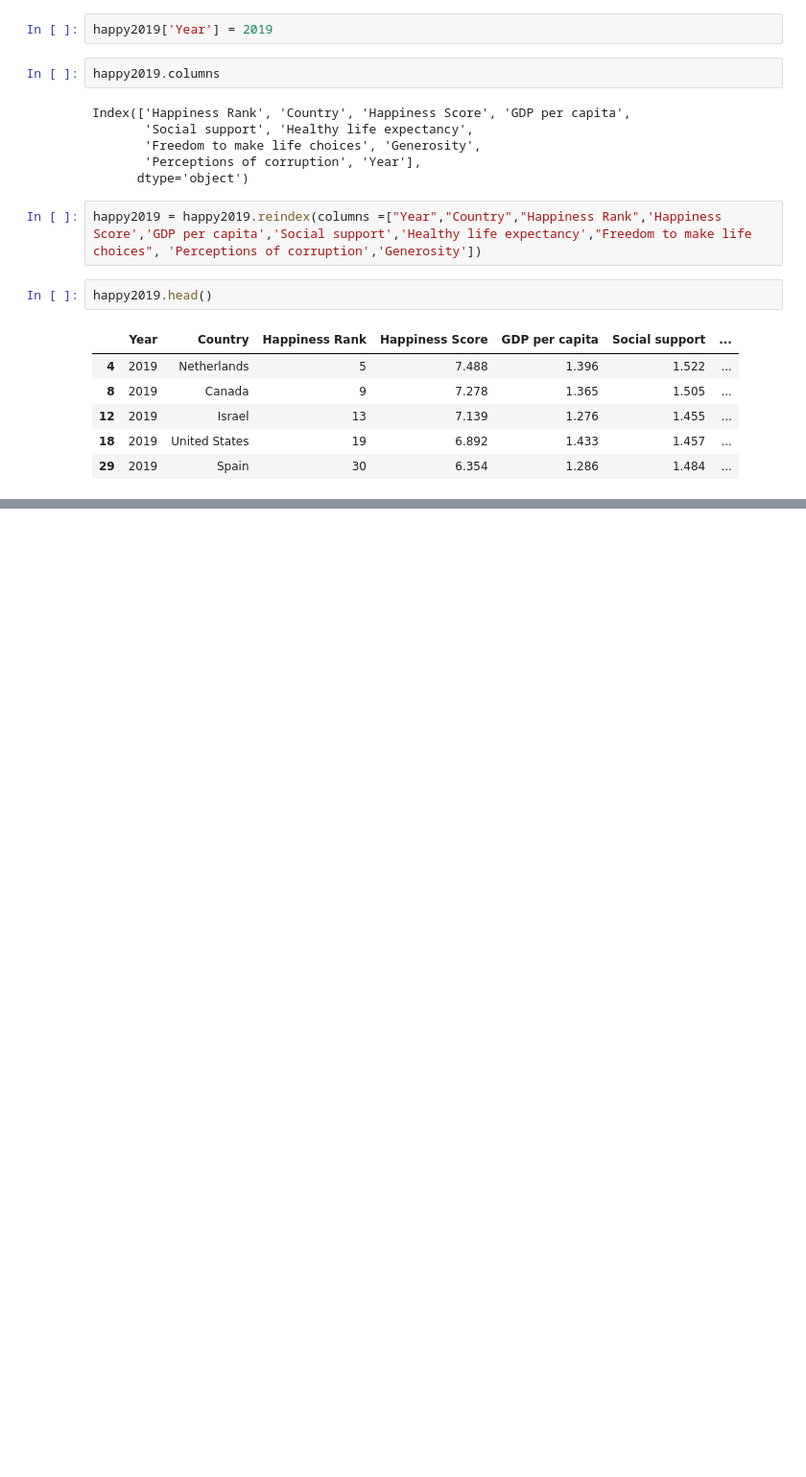
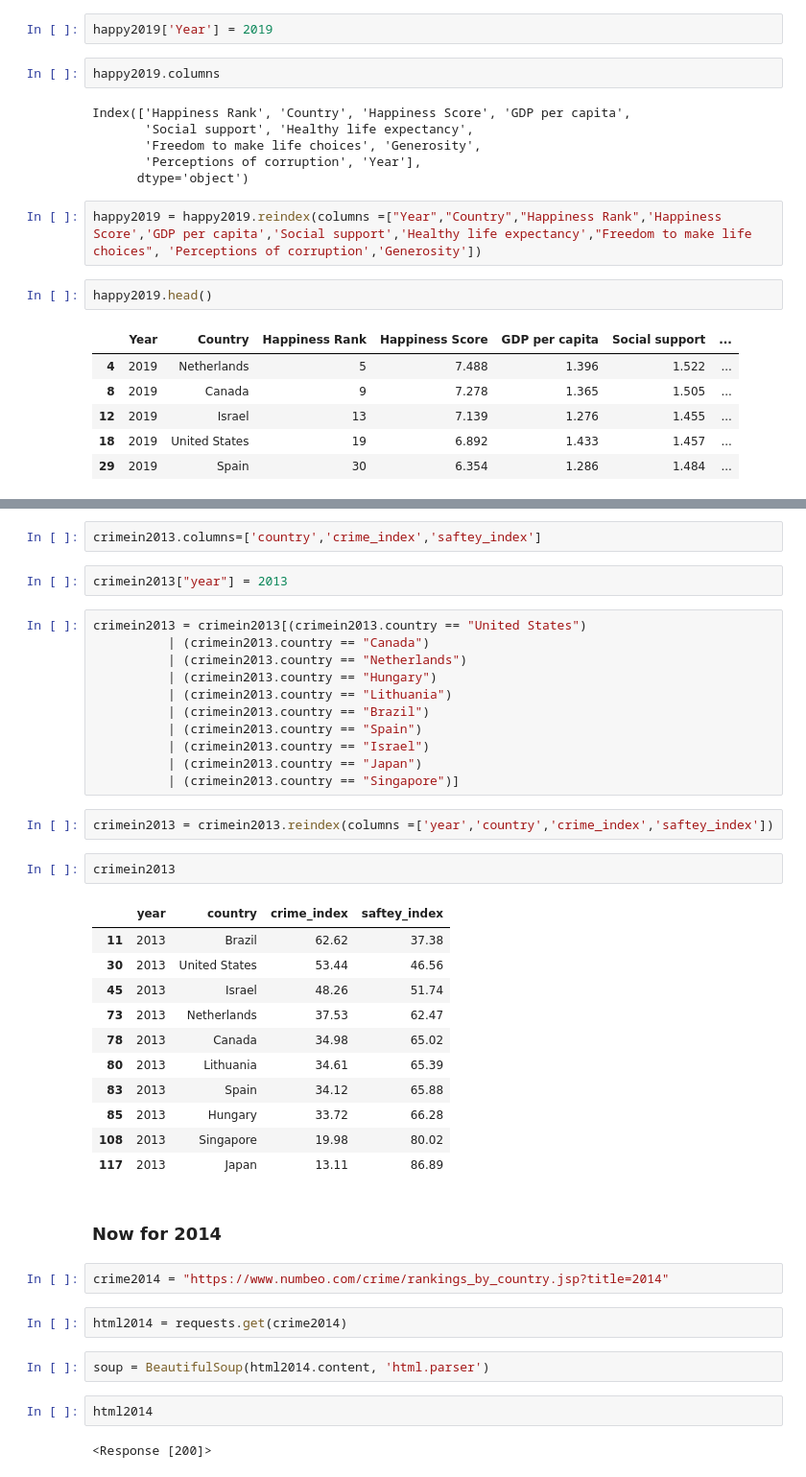
Before and after one commit to Hfarouk99/Suicide-Rate-Analysis, a Jupyter notebook: EDA.ipynb, the cells around one changed output, grey strips where cells are left out. Shown: that part at 96% size. Saved outputs shown, nothing was run; the diff lists cells and outputs as text; blank space fills up the shorter version.

```diff
--- a/EDA.ipynb
+++ b/EDA.ipynb
@@ -568,0 +874,43 @@ happy2019.head()
+# %%
+crimein2013.columns=['country','crime_index','saftey_index']
+# %%
+crimein2013["year"] = 2013
+# %%
+crimein2013 = crimein2013[(crimein2013.country == "United States")
+          | (crimein2013.country == "Canada")
+          | (crimein2013.country == "Netherlands")
+          | (crimein2013.country == "Hungary")
+          | (crimein2013.country == "Lithuania")
+          | (crimein2013.country == "Brazil")
+          | (crimein2013.country == "Spain")
+          | (crimein2013.country == "Israel")
+          | (crimein2013.country == "Japan")
+          | (crimein2013.country == "Singapore")]
+# %%
+crimein2013 = crimein2013.reindex(columns =['year','country','crime_index','saftey_index'])
+# %%
+crimein2013
+# %% [output]
+|  | year | country | crime_index | saftey_index |
+| 11 | 2013 | Brazil | 62.62 | 37.38 |
+| 30 | 2013 | United States | 53.44 | 46.56 |
+| 45 | 2013 | Israel | 48.26 | 51.74 |
+| 73 | 2013 | Netherlands | 37.53 | 62.47 |
+| 78 | 2013 | Canada | 34.98 | 65.02 |
+| 80 | 2013 | Lithuania | 34.61 | 65.39 |
+| 83 | 2013 | Spain | 34.12 | 65.88 |
+| 85 | 2013 | Hungary | 33.72 | 66.28 |
+| 108 | 2013 | Singapore | 19.98 | 80.02 |
+| 117 | 2013 | Japan | 13.11 | 86.89 |
+# %% [markdown]
+### Now for 2014
+# %%
+crime2014 = "https://www.numbeo.com/crime/rankings_by_country.jsp?title=2014"
+# %%
+html2014 = requests.get(crime2014)
+# %%
+soup = BeautifulSoup(html2014.content, 'html.parser')
+# %%
+html2014
+# %% [output]
+<Response [200]>
```
Also changed, not shown: parts of 171 cells of this notebook, 2 other files.
